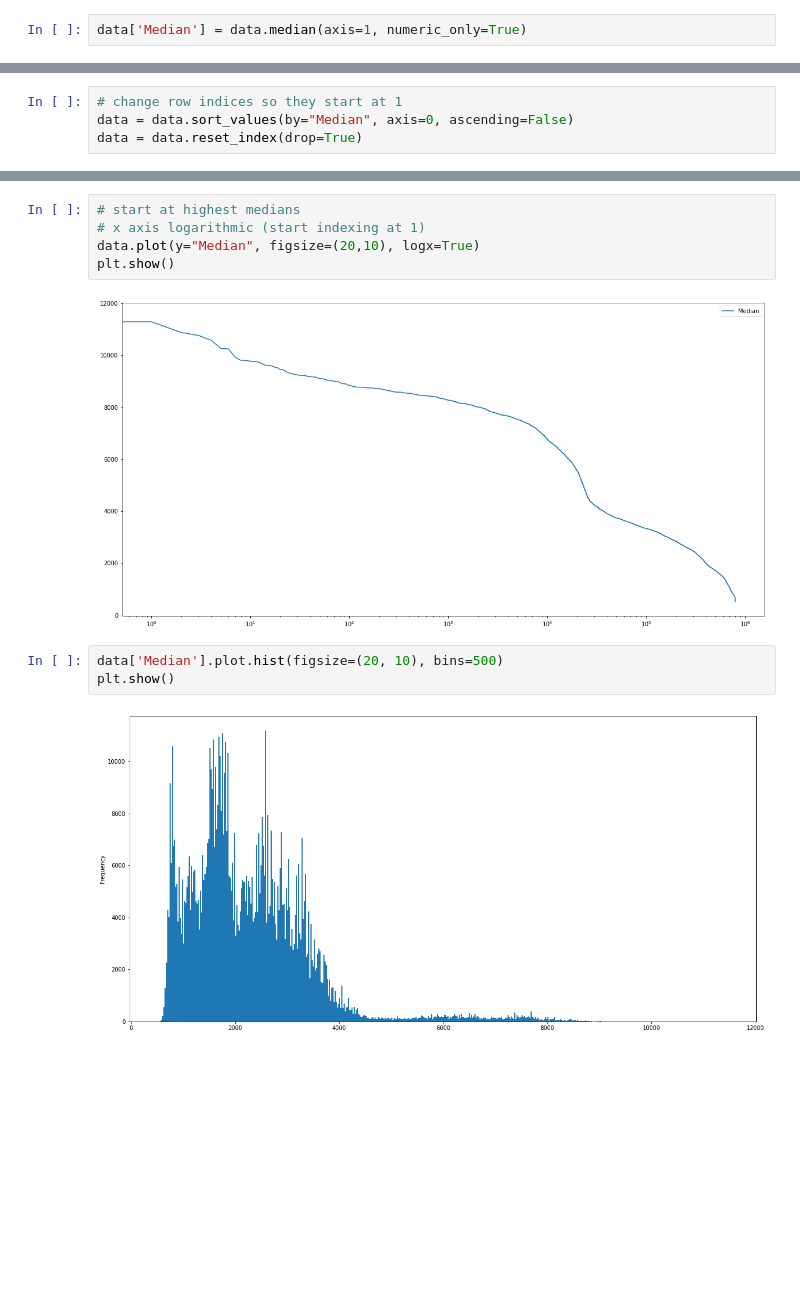
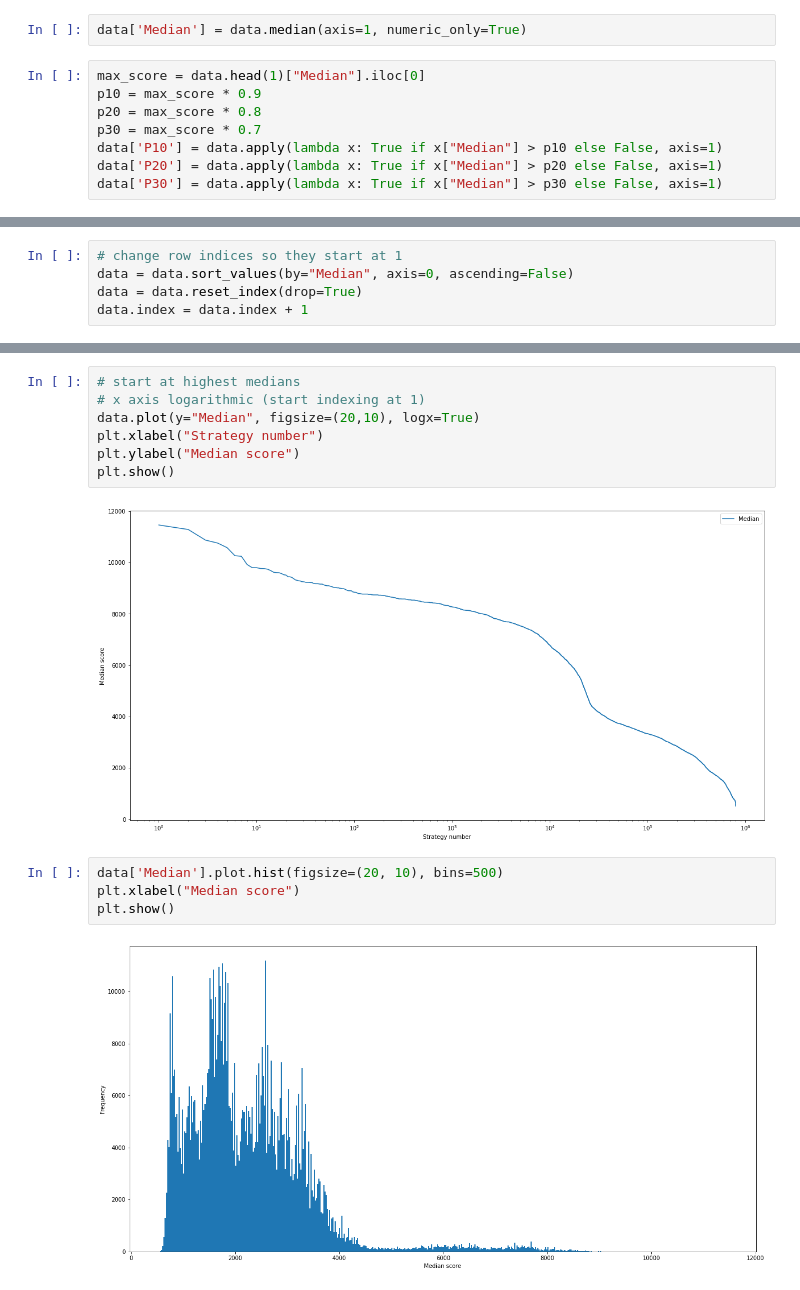
Before and after one commit to kennedymj97/msc-2048-ai, a Jupyter notebook: data/plot_median_info.ipynb, the cells around one changed output, grey strips where cells are left out. Saved outputs shown, nothing was run; the diff lists cells and outputs as text; blank space fills up the shorter version.

```diff
--- a/data/plot_median_info.ipynb
+++ b/data/plot_median_info.ipynb
@@ -11,3 +11,11 @@ data.head(1)
 1 rows × 102 columns
 # %%
 data['Median'] = data.median(axis=1, numeric_only=True)
+# %%
+max_score = data.head(1)["Median"].iloc[0]
+p10 = max_score * 0.9
+p20 = max_score * 0.8
+p30 = max_score * 0.7
+data['P10'] = data.apply(lambda x: True if x["Median"] > p10 else False, axis=1)
+data['P20'] = data.apply(lambda x: True if x["Median"] > p20 else False, axis=1)
+data['P30'] = data.apply(lambda x: True if x["Median"] > p30 else False, axis=1)
@@ -21,4 +53,5 @@ data.head(1)
 # change row indices so they start at 1
 data = data.sort_values(by="Median", axis=0, ascending=False)
 data = data.reset_index(drop=True)
+data.index = data.index + 1
 # %%
@@ -34,11 +75,14 @@ data.head(3)
 # start at highest medians
 # x axis logarithmic (start indexing at 1)
 data.plot(y="Median", figsize=(20,10), logx=True)
+plt.xlabel("Strategy number")
+plt.ylabel("Median score")
 plt.show()
 # %% [output]
-[figure, old version]
+[figure, new version]
 # %%
 data['Median'].plot.hist(figsize=(20, 10), bins=500)
+plt.xlabel("Median score")
 plt.show()
 # %% [output]
-[figure, old version]
+[figure, new version]
```
Also changed, not shown: parts of 8 cells of this notebook, 8 other files.
